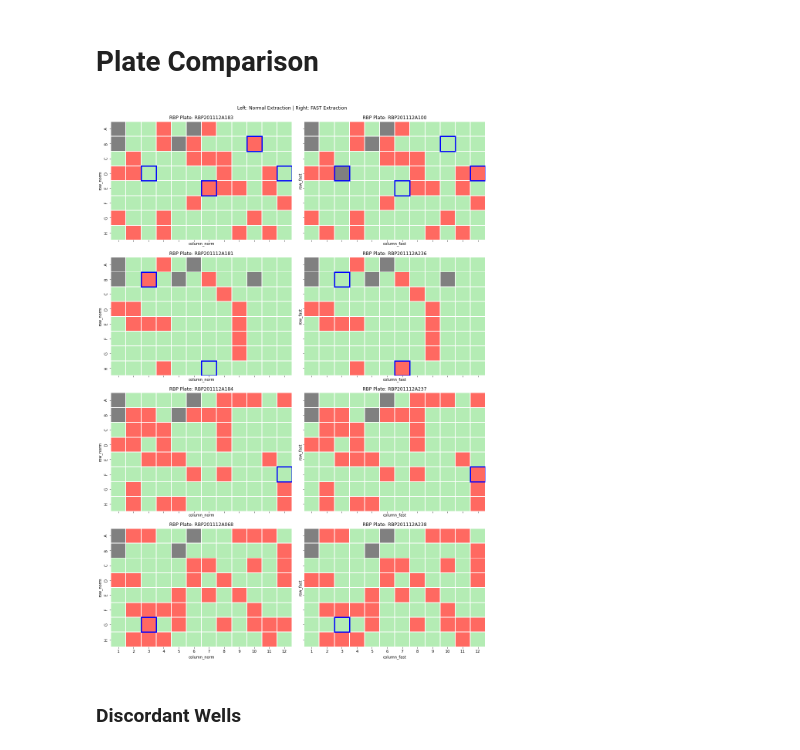
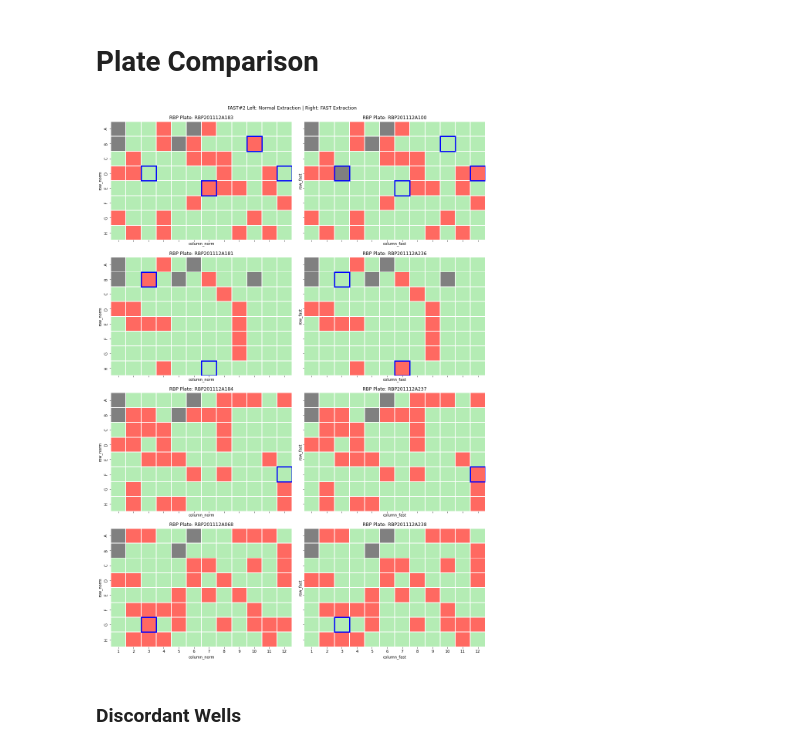
Before and after one commit to gh-bshih/g19_analysis, a Jupyter notebook: 201217_FastConcordance#2.ipynb, the cells around one changed output. Saved outputs shown, nothing was run; the diff lists cells and outputs as text; code cells hidden in the pictures.

```diff
--- a/201217_FastConcordance#2.ipynb
+++ b/201217_FastConcordance#2.ipynb
@@ -152,7 +156,7 @@ total_rows = 4
 fig, axs = plt.subplots(nrows=total_rows, ncols=total_cols, sharex=True, sharey=True,
                         figsize=(7*total_cols, 5*total_rows), constrained_layout=True, squeeze=False)
 
-fig.suptitle(f'Left: Normal Extraction | Right: FAST Extraction')
+fig.suptitle(f'FAST#2 Left: Normal Extraction | Right: FAST Extraction')
 fig.set_facecolor('white')
 ax.tick_params(direction='out', length=6, color='black')
 
@@ -168,34 +172,34 @@ for i, j, k in zip(combined.RBP_norm.unique(), combined.RBP_fast.unique(), range
 
     norm_fig = sns.heatmap(norm_pivot, cbar=False, cmap=ListedColormap(
         ['#b4ecb4', '#ff6961']), ax=axs[k][0], mask=mask_norm, linewidths=1)
     norm_fig.set_facecolor('grey')
 
     axs[k][0].set_title(f'RBP Plate: {i}')
 
     fast = combined[combined['RBP_fast'] == j]
     fast_pivot = fast.pivot(
         index='row_fast', columns='column_fast', values='total_detected_fast')
     mask_fast = fast_pivot.isnull()
 
     fast_fig = sns.heatmap(fast_pivot, cbar=False, cmap=ListedColormap(
         ['#b4ecb4', '#ff6961']), ax=axs[k][1], mask=mask_fast, linewidths=1)
     fast_fig.set_facecolor('grey')
     axs[k][1].set_title(f'RBP Plate: {j}')
 
     drop_norm = norm[~((norm['total_detected_norm'].isna())
                        & (fast['total_detected_fast'].isna()))]
     drop_fast = fast[~((norm['total_detected_norm'].isna())
                        & (fast['total_detected_fast'].isna()))]
 
     for i in drop_norm[drop_norm['total_detected_norm'].values != drop_fast['total_detected_fast'].values].loc[:, ['row_norm', 'column_norm']].values:
         norm_fig.add_patch(Rectangle(
             (i[1] - 1, row_to_num[i[0]]), 1, 1, fill=False, edgecolor='blue', lw=3))
         fast_fig.add_patch(Rectangle(
             (i[1] - 1, row_to_num[i[0]]), 1, 1, fill=False, edgecolor='blue', lw=3))
 
 # fig.savefig('fastconcordance2.png', dpi=300)
 # %% [output]
-[figure, old version]
+[figure, new version]
 # %% [markdown]
 ### Discordant Wells
 # %%
```
Also changed, not shown: parts of 3 cells of this notebook, 3 other files.
